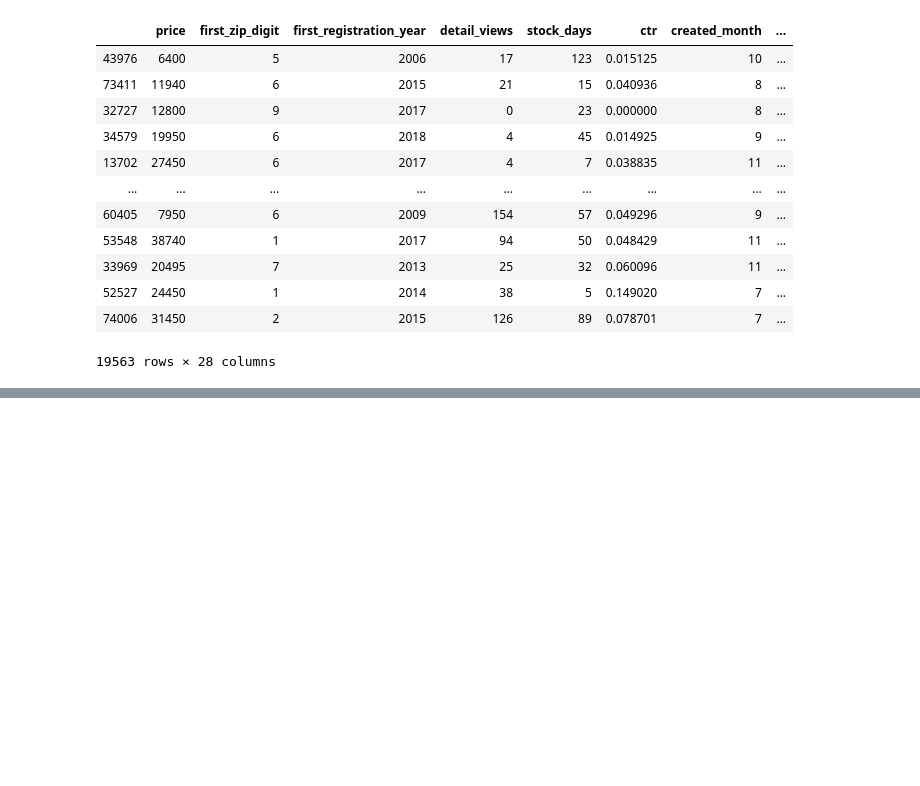
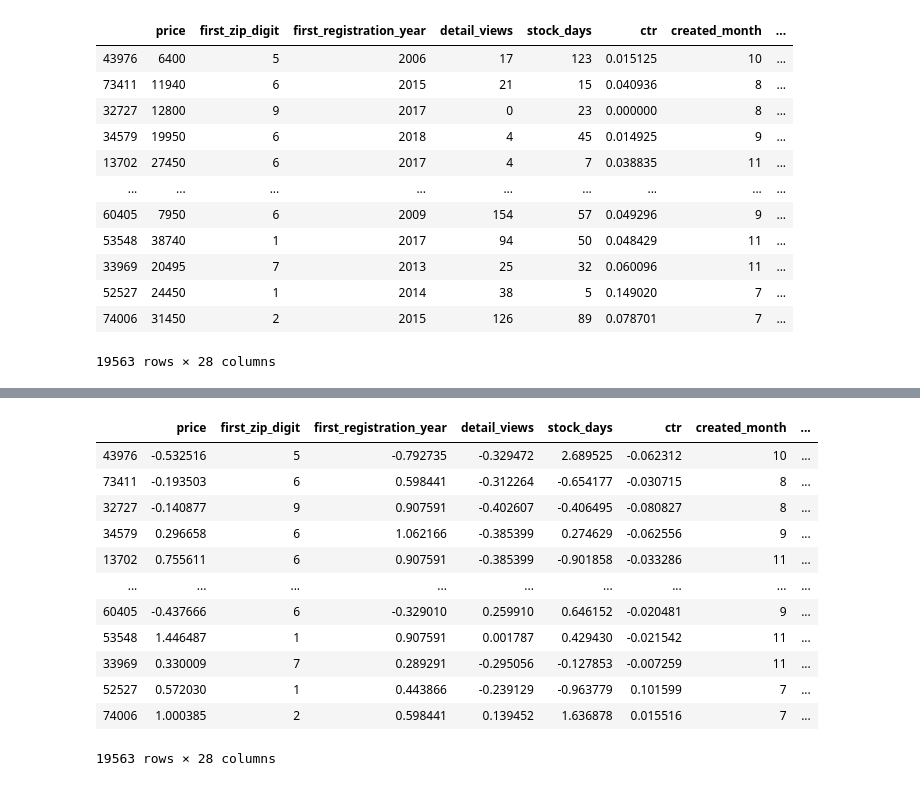
Before and after one commit to Akram035/Auto_scout24, a Jupyter notebook: classification_models.ipynb, the cells around one changed output, grey strips where cells are left out. Drawn from its saved outputs; the diff is of its cells as text; code cells hidden in the pictures; blank space fills up the shorter version.

```diff
--- a/classification_models.ipynb
+++ b/classification_models.ipynb
@@ -166,0 +199,16 @@ X_test
+# %%
+X_test_scaled
+# %% [output]
+|  | price | first_zip_digit | first_registration_year | detail_views | stock_days | ctr | created_month | ... |
+| 43976 | -0.532516 | 5 | -0.792735 | -0.329472 | 2.689525 | -0.062312 | 10 | ... |
+| 73411 | -0.193503 | 6 | 0.598441 | -0.312264 | -0.654177 | -0.030715 | 8 | ... |
+| 32727 | -0.140877 | 9 | 0.907591 | -0.402607 | -0.406495 | -0.080827 | 8 | ... |
+| 34579 | 0.296658 | 6 | 1.062166 | -0.385399 | 0.274629 | -0.062556 | 9 | ... |
+| 13702 | 0.755611 | 6 | 0.907591 | -0.385399 | -0.901858 | -0.033286 | 11 | ... |
+| ... | ... | ... | ... | ... | ... | ... | ... | ... |
+| 60405 | -0.437666 | 6 | -0.329010 | 0.259910 | 0.646152 | -0.020481 | 9 | ... |
+| 53548 | 1.446487 | 1 | 0.907591 | 0.001787 | 0.429430 | -0.021542 | 11 | ... |
+| 33969 | 0.330009 | 7 | 0.289291 | -0.295056 | -0.127853 | -0.007259 | 11 | ... |
+| 52527 | 0.572030 | 1 | 0.443866 | -0.239129 | -0.963779 | 0.101599 | 7 | ... |
+| 74006 | 1.000385 | 2 | 0.598441 | 0.139452 | 1.636878 | 0.015516 | 7 | ... |
+19563 rows × 28 columns
```
Also changed, not shown: parts of 2 cells of this notebook.
